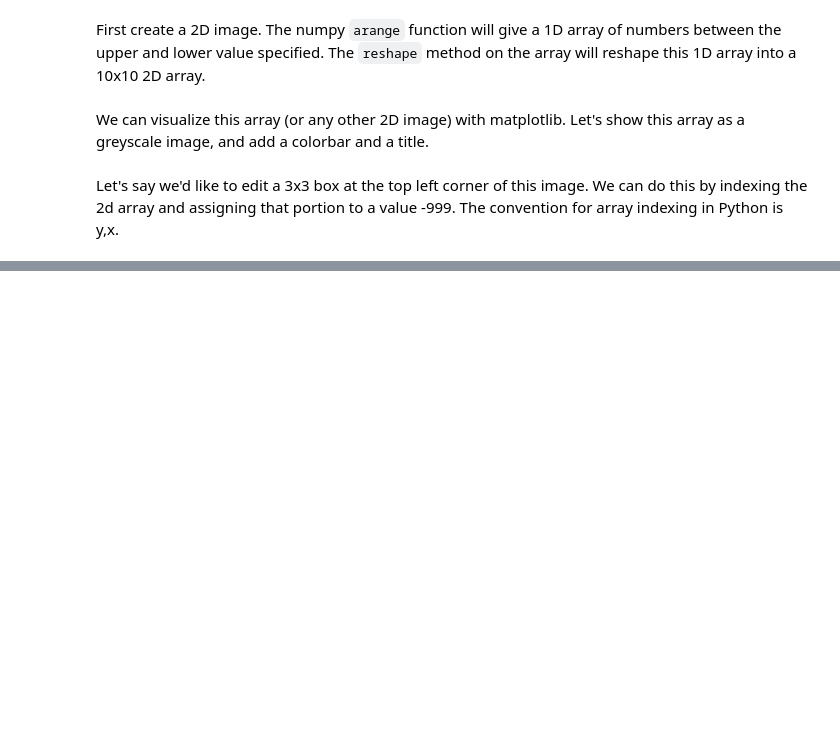
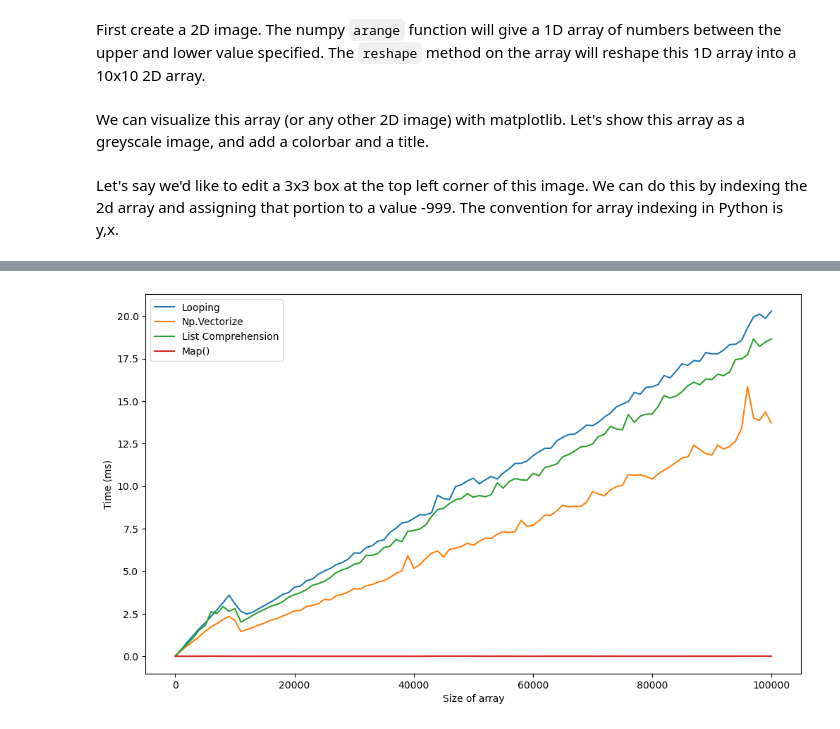
Before and after one commit to astropgh/python-boot-camp-2024, a Jupyter notebook: notebooks/01-PythonIntro/4_Functions_and_Modules.ipynb, the cells around one changed output, grey strips where cells are left out. Saved outputs shown, nothing was run; the diff lists cells and outputs as text; code cells hidden in the pictures; blank space fills up the shorter version.

```diff
--- a/notebooks/01-PythonIntro/4_Functions_and_Modules.ipynb
+++ b/notebooks/01-PythonIntro/4_Functions_and_Modules.ipynb
@@ -262,0 +498,6 @@ ax.set_title('Test Image')
+# %%
+def my_function(x):
+    if(x%2 == 0):
+        return x/2
+    else:
+        return x+1
@@ -262,0 +510,3 @@ ax.set_title('Test Image')
+# %%
+for ele in [1, 2, 3, 4, 5]:
+    print(my_function(ele))
@@ -262,0 +527,9 @@ ax.set_title('Test Image')
+# %%
+@np.vectorize
+def my_vectorized_function(x):
+    if(x%2 == 0):
+        return x/2
+    else:
+        return x+1
+
+print(my_vectorized_function([1, 2, 3, 4, 5]))
@@ -262,0 +544,63 @@ ax.set_title('Test Image')
+# %%
+import matplotlib.pyplot as plt
+import numpy as np
+
+def my_function(x):
+    if(x%2 == 0):
+        return x/2
+    else:
+        return x+1
+
+def loop_my_funct(li):
+    result = []
+    for ele in li:
+        result.append(my_function(ele))
+    return result
+
+def list_comp(li):
+    return [x/2 if (x%2 ==0) else x+1 for x in li]
+
+def map_apply(li):
+    return map(my_function, li)
+
+ns = np.linspace(10, 100000, 101)
+loop_time = []
+vectorize_time = []
+comp_time = []
+map_time = []
+
+
+for n in ns:
+    test_list_1 = np.random.rand(int(n))
+
+    start_loop = time.time()
+    loop_result = loop_my_funct(test_list_1)
+    end_loop = time.time()
+    loop_time.append((end_loop-start_loop)*10**3)
+
+    start_vectorize = time.time()
+    vectorize_result = my_vectorized_function(test_list_1)
+    end_vectorize = time.time()
+    vectorize_time.append((end_vectorize-start_vectorize)*10**3)
+
+    start_list_comprehension = time.time()
+    comp_result = list_comp(test_list_1)
+    end_list_comprehension = time.time()
+    comp_time.append((end_list_comprehension-start_list_comprehension)*10**3)
+
+    start_map = time.time()
+    map_result = map_apply(test_list_1)
+    end_map = time.time()
+    map_time.append((end_map-start_map)*10**3)
+
+plt.figure(figsize=(12, 7))
+plt.plot(ns, loop_time, label="Looping")
+plt.plot(ns, vectorize_time, label="Np.Vectorize")
+plt.plot(ns, comp_time, label="List Comprehension")
+plt.plot(ns, map_time, label="Map()")
+plt.xlabel("Size of array")
+plt.ylabel("Time (ms)")
+plt.legend()
+plt.show()
+# %% [output]
+[figure, added]
```
Also changed, not shown: parts of 69 cells of this notebook, 4 other files.
